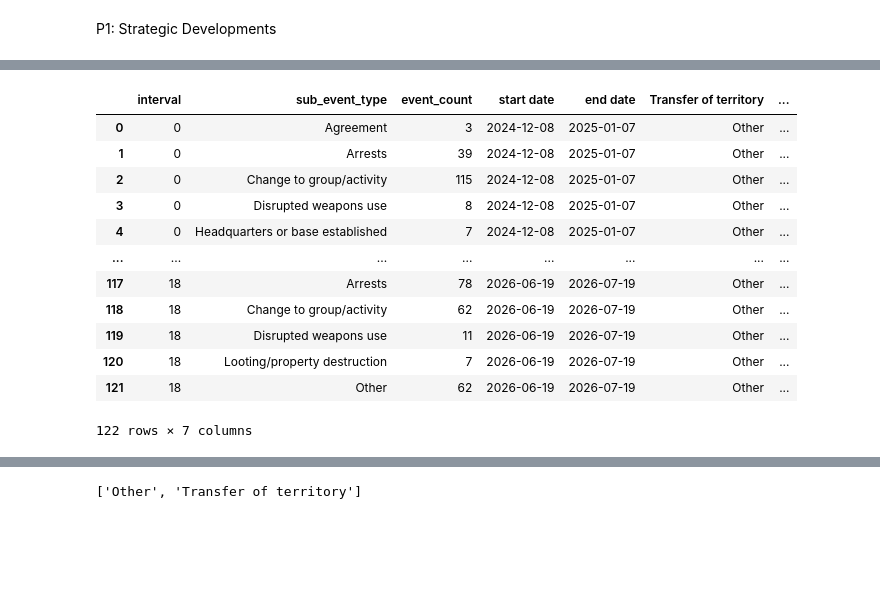
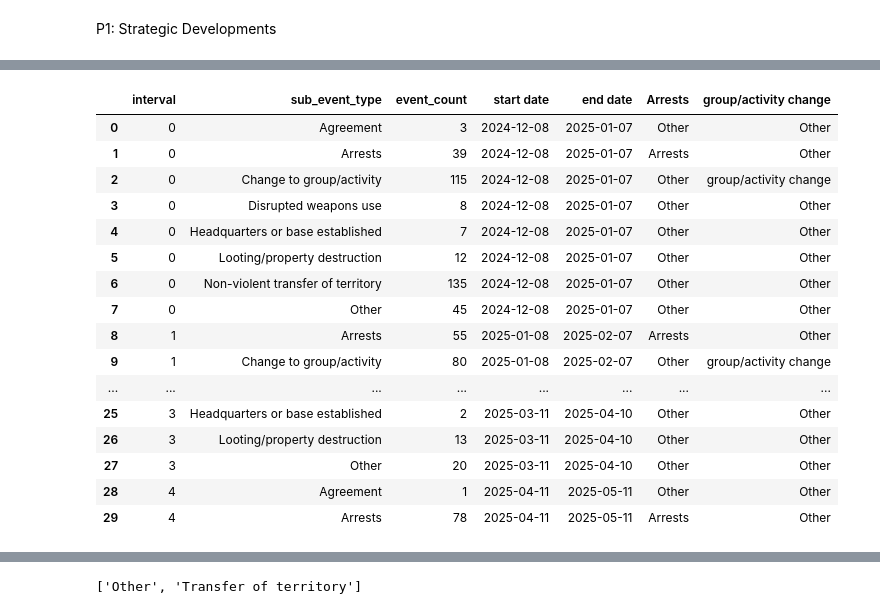
Before and after one commit to anjsel/final-project-me204-new-repos, a Jupyter notebook: notebooks/NB03b_Analysis.ipynb, the cells around one changed output, grey strips where cells are left out. Cells and saved outputs as stored; diff of their text form; code cells hidden in the pictures; blank space fills up the shorter version.

```diff
--- a/notebooks/NB03b_Analysis.ipynb
+++ b/notebooks/NB03b_Analysis.ipynb
@@ -71,3 +101,4 @@ df_sd = (
 # %%
 # temp_df_sd['sub_event_type'].unique()
-dataset_sd = pd.merge(df_sd, dataset_dates, on='interval')
+df_sd = pd.merge(df_sd, dataset_dates, on='interval')
+df_sd.head(30)
@@ -133,17 +191,21 @@ dataset_sd
 # %%
-events_helper_columns(dataset_sd, 'Change to group/activity', 'group/activity change')
-dataset_sd
+events_helper_columns(df_sd, 'Change to group/activity', 'group/activity change')
+df_sd.head(30)
 # %% [output]
-|  | interval | sub_event_type | event_count | start date | end date | Transfer of territory | ... |
-| 0 | 0 | Agreement | 3 | 2024-12-08 | 2025-01-07 | Other | ... |
-| 1 | 0 | Arrests | 39 | 2024-12-08 | 2025-01-07 | Other | ... |
-| 2 | 0 | Change to group/activity | 115 | 2024-12-08 | 2025-01-07 | Other | ... |
-| 3 | 0 | Disrupted weapons use | 8 | 2024-12-08 | 2025-01-07 | Other | ... |
-| 4 | 0 | Headquarters or base established | 7 | 2024-12-08 | 2025-01-07 | Other | ... |
+|  | interval | sub_event_type | event_count | start date | end date | Arrests | group/activity change |
+| 0 | 0 | Agreement | 3 | 2024-12-08 | 2025-01-07 | Other | Other |
+| 1 | 0 | Arrests | 39 | 2024-12-08 | 2025-01-07 | Arrests | Other |
+| 2 | 0 | Change to group/activity | 115 | 2024-12-08 | 2025-01-07 | Other | group/activity change |
+| 3 | 0 | Disrupted weapons use | 8 | 2024-12-08 | 2025-01-07 | Other | Other |
+| 4 | 0 | Headquarters or base established | 7 | 2024-12-08 | 2025-01-07 | Other | Other |
+| 5 | 0 | Looting/property destruction | 12 | 2024-12-08 | 2025-01-07 | Other | Other |
+| 6 | 0 | Non-violent transfer of territory | 135 | 2024-12-08 | 2025-01-07 | Other | Other |
+| 7 | 0 | Other | 45 | 2024-12-08 | 2025-01-07 | Other | Other |
+| 8 | 1 | Arrests | 55 | 2025-01-08 | 2025-02-07 | Arrests | Other |
+| 9 | 1 | Change to group/activity | 80 | 2025-01-08 | 2025-02-07 | Other | group/activity change |
 | ... | ... | ... | ... | ... | ... | ... | ... |
-| 117 | 18 | Arrests | 78 | 2026-06-19 | 2026-07-19 | Other | ... |
-| 118 | 18 | Change to group/activity | 62 | 2026-06-19 | 2026-07-19 | Other | ... |
-| 119 | 18 | Disrupted weapons use | 11 | 2026-06-19 | 2026-07-19 | Other | ... |
-| 120 | 18 | Looting/property destruction | 7 | 2026-06-19 | 2026-07-19 | Other | ... |
-| 121 | 18 | Other | 62 | 2026-06-19 | 2026-07-19 | Other | ... |
+| 25 | 3 | Headquarters or base established | 2 | 2025-03-11 | 2025-04-10 | Other | Other |
+| 26 | 3 | Looting/property destruction | 13 | 2025-03-11 | 2025-04-10 | Other | Other |
+| 27 | 3 | Other | 20 | 2025-03-11 | 2025-04-10 | Other | Other |
+| 28 | 4 | Agreement | 1 | 2025-04-11 | 2025-05-11 | Other | Other |
+| 29 | 4 | Arrests | 78 | 2025-04-11 | 2025-05-11 | Arrests | Other |
-122 rows × 7 columns
```
Also changed, not shown: parts of 37 cells of this notebook, 8 other files.
